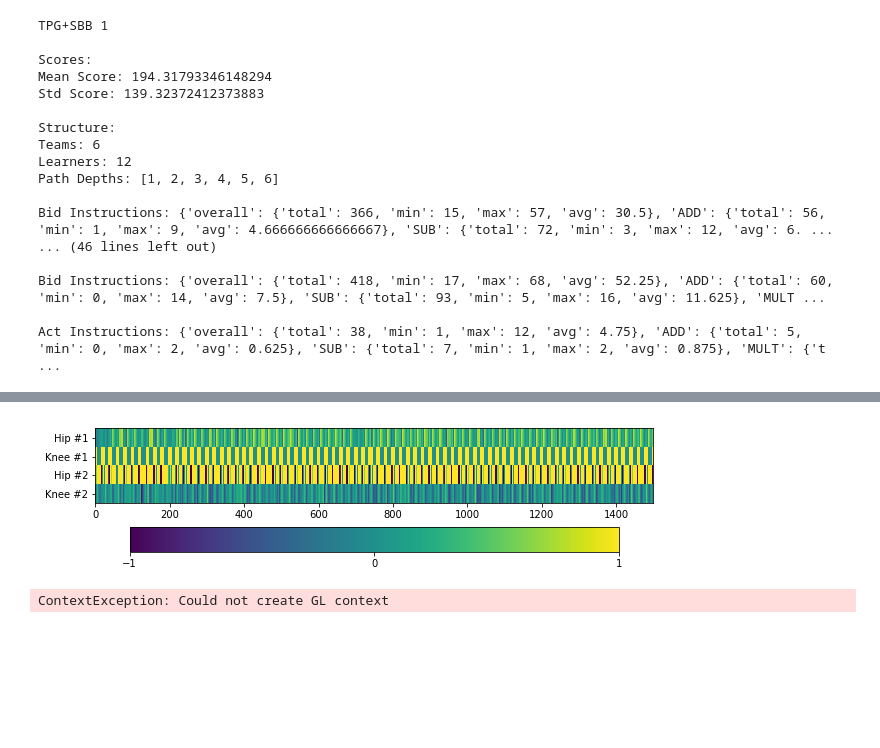
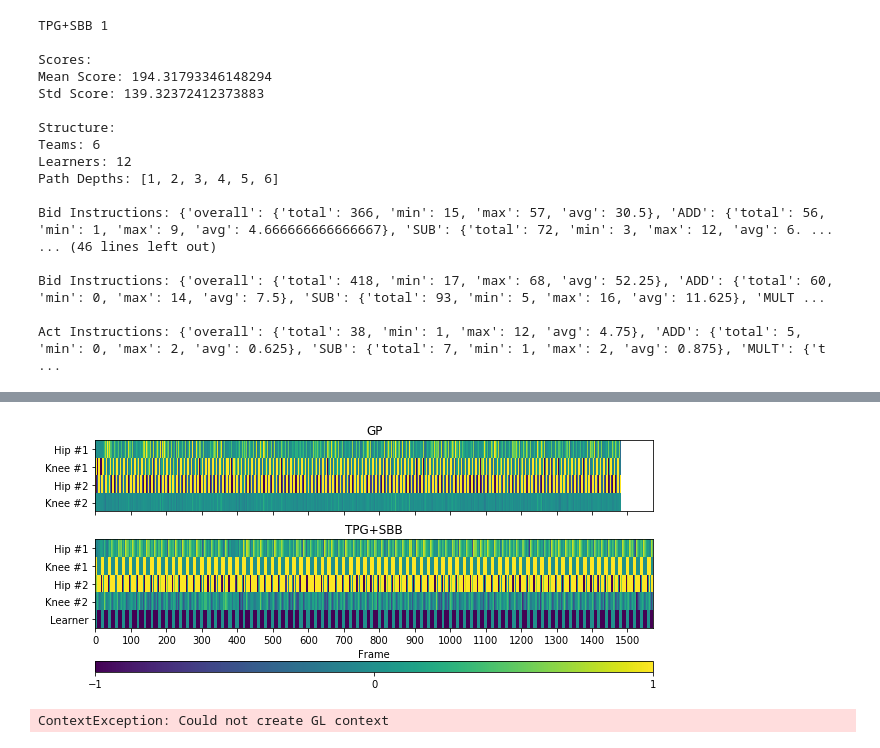
Before and after one commit to Ryan-Amaral/gp-bipedal-walker-analysis, a Jupyter notebook: champion_analysis.ipynb, the cells around one changed output, grey strips where cells are left out. Cells and saved outputs as stored; diff of their text form; code cells hidden in the pictures; blank space fills up the shorter version.

Commit message:
update plot of actions

```diff
--- a/champion_analysis.ipynb
+++ b/champion_analysis.ipynb
@@ -403,17 +373,63 @@ plt.show()
-# %%
-action_pixels = np.repeat(np.array(tpgsbb_actions).T, (50,50,50,50), axis=0)
-
-fig, ax = plt.subplots(1,1, figsize=(10,3))
-
-img = ax.imshow(action_pixels)
-cb = fig.colorbar(img, ticks=[-1,0,1], orientation="horizontal")
-
-ax.set_yticks([25, 75, 125, 175])
-ax.set_yticklabels(["Hip #1", "Knee #1", "Hip #2", "Knee #2"])
-
-plt.show()
-# %% [output]
-[figure, removed]
+# %%
+"""
+Plot actions made over time, and what learner made that action.
+"""
+
+fig, (ax1, ax2) = plt.subplots(2,1, sharex=True, figsize=(10,6))
+
+"""
+GP
+"""
+
+action_pixels = np.repeat(np.array(gp_actions).T, (50,50,50,50), axis=0)
+
+ax1.imshow(action_pixels)
+ax1.set_yticks([25, 75, 125, 175])
+ax1.set_yticklabels(["Hip #1", "Knee #1", "Hip #2", "Knee #2"])
+ax1.set_title("GP")
+ax1.set_xticks([])
+
+"""
+TPG+SBB
+"""
+
+# get all the learners that made an action each step
+action_learners = []
+al_uniques = set()
+for al_list in tpgsbb_learners_vis:
+    action_learners.append(al_list[-1])
+    al_uniques.add(al_list[-1])
+
+action_learners = np.array(action_learners)
+# convert learner ids to other value
+for i, al in enumerate(al_uniques):
+    action_learners = np.where(action_learners==al,
+        ((i/len(al_uniques))*2)-1,
+        action_learners)
+
+# make numeric
+action_learners = np.array(action_learners, dtype=float)
+
+# put together pixels from actions and learner selection
+action_pixels = np.repeat(
+    np.concatenate((np.array(tpgsbb_actions).T, (action_learners,))),
+    (50,50,50,50,50), axis=0)
+
+img = ax2.imshow(action_pixels)
+cb = fig.colorbar(img, ticks=[-1,0,1], orientation="horizontal",
+                 aspect=50)
+
+ax2.set_yticks([25, 75, 125, 175, 225])
+ax2.set_yticklabels(["Hip #1", "Knee #1", "Hip #2", "Knee #2", "Learner"])
+ax2.set_title("TPG+SBB")
+ax2.set_xticks(range(0, 1600, 100))
+ax2.set_xlabel("Frame")
+
+plt.subplots_adjust(hspace=-0.5)
+
+plt.show()
+# %% [output]
+[figure, added]
 # %%
 """
 Visualize a run.
```
Also changed, not shown: parts of 3 cells of this notebook, 3 other files.
